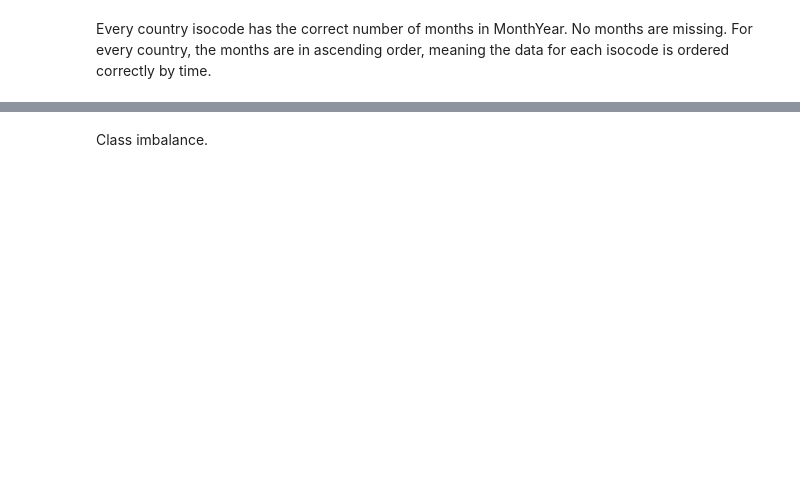
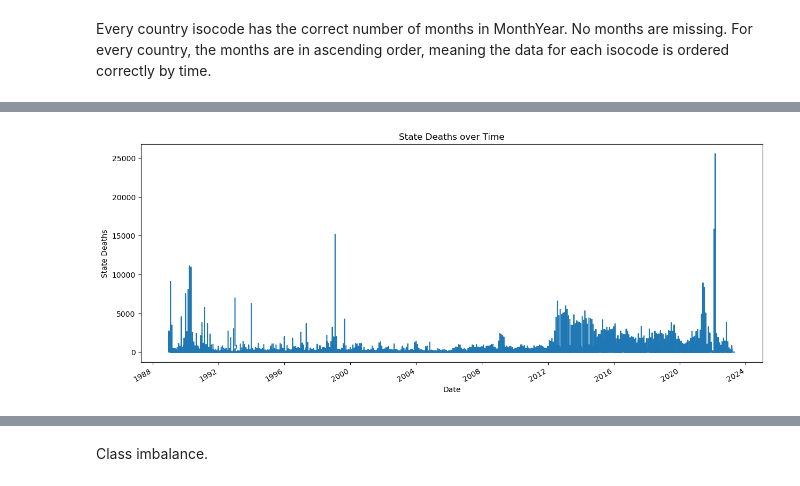
Before and after one commit to luisquinonesPR/thesis, a Jupyter notebook: lstm_model.ipynb, the cells around one changed output, grey strips where cells are left out. Drawn from its saved outputs; the diff is of its cells as text; code cells hidden in the pictures; blank space fills up the shorter version.

```diff
--- a/lstm_model.ipynb
+++ b/lstm_model.ipynb
@@ -164,22 +167,3 @@ df.year.dtype
 df.month.dtype
 # %% [output]
 dtype('int64')
-# %%
-# dataFrame with all possible MonthYear for each isocode
-all_dates = pd.date_range(start='1989-01-01', end='2023-04-01', freq='M')
-all_isocodes = df['isocode'].unique()
-
-# each isocode with a full range of dates
-dfs = [pd.DataFrame(data={'MonthYear': (all_dates.year*100 + all_dates.month).astype(int),
-                          'year': all_dates.year,
-                          'month': all_dates.month,
-                          'isocode': iso}) for iso in all_isocodes]
-
-# concatenation
-full_df = pd.concat(dfs)
-
-# merge
-merged_df = pd.merge(full_df, df, on=['MonthYear', 'isocode', 'month', 'year'], how='left')
-
-# fill missing values
-merged_df.fillna(0, inplace=True)
@@ -186,3 +232,6 @@ merged_df.fillna(0, inplace=True)
+# %%
+df_final
+df_final.drop(['MonthYear'],axis=1, inplace=True)
 # %%
 def get_country_name(iso_code):
     try:
@@ -190,4 +239,4 @@ def get_country_name(iso_code):
     except AttributeError:
         return None
 
-merged_df['country'] = merged_df['isocode'].apply(get_country_name)
+df_final['country'] = df_final['isocode'].apply(get_country_name)
@@ -447,0 +327,13 @@ Name: conflict, dtype: int64
+# %%
+df_final['date'] = pd.to_datetime(df_final[['year', 'month']].assign(day=1))
+# %%
+import matplotlib.pyplot as plt
+
+plt.figure(figsize=(15,6))
+df_final.set_index('date')['state_deaths'].plot()
+plt.title('State Deaths over Time')
+plt.xlabel('Date')
+plt.ylabel('State Deaths')
+plt.show()
+# %% [output]
+[figure, added]
```
Also changed, not shown: parts of 62 cells of this notebook.
